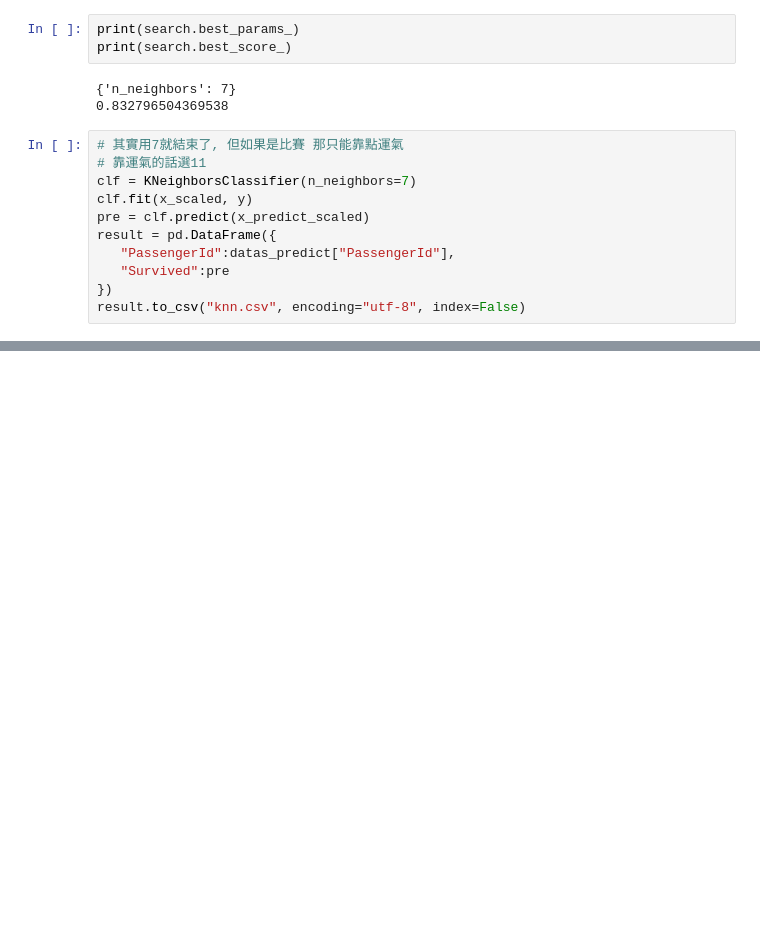
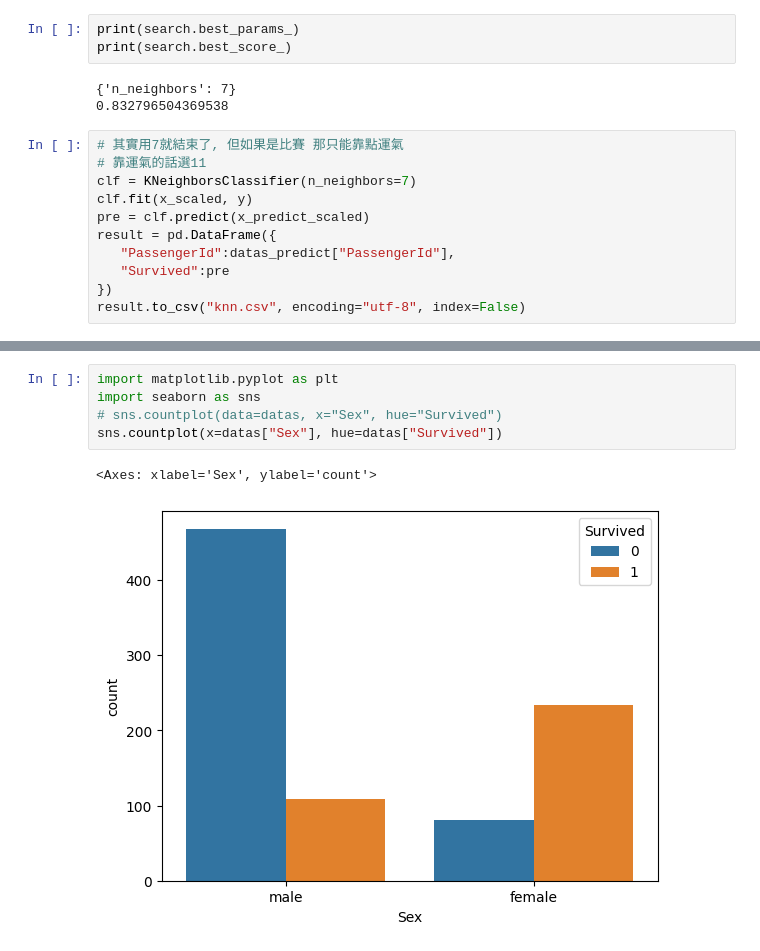
Before and after one commit to ky691024/colab_0703_AI, a Jupyter notebook: titanic_20230717.ipynb, the cells around one changed output, grey strips where cells are left out. Cells and saved outputs as stored; diff of their text form; blank space fills up the shorter version.

```diff
--- a/titanic_20230717.ipynb
+++ b/titanic_20230717.ipynb
@@ -337,0 +395,8 @@ print(search.best_score_)
+# %%
+import matplotlib.pyplot as plt
+import seaborn as sns
+# sns.countplot(data=datas, x="Sex", hue="Survived")
+sns.countplot(x=datas["Sex"], hue=datas["Survived"])
+# %% [output]
+<Axes: xlabel='Sex', ylabel='count'>
+[figure, added]
```
Also changed, not shown: parts of 6 cells of this notebook.
